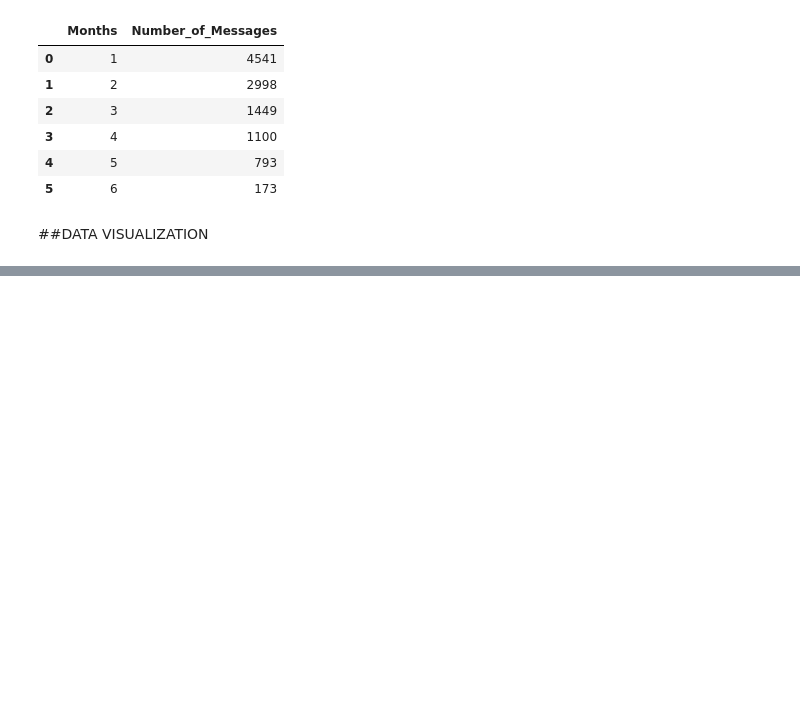
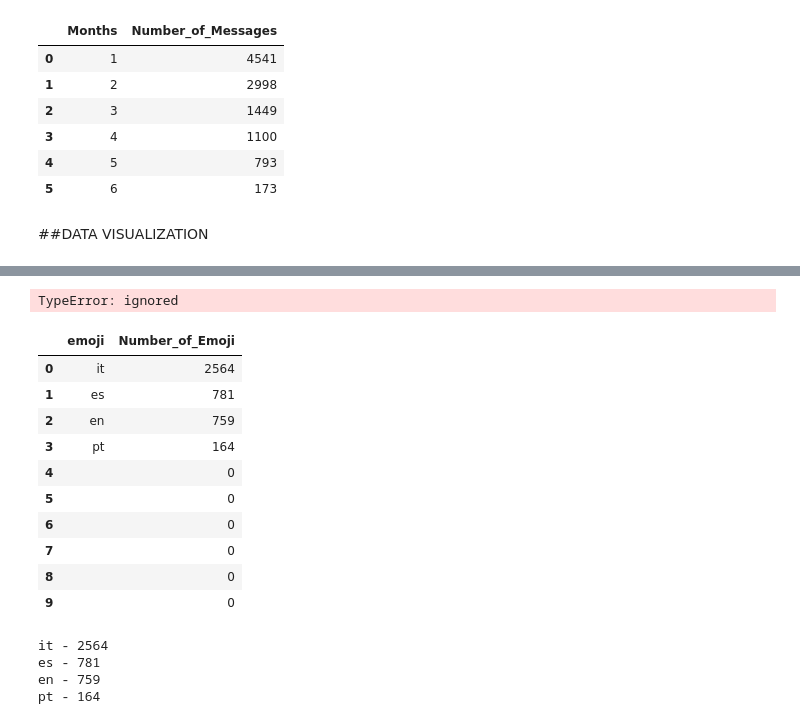
Before and after one commit to MOULIK-RAZDAN/WHATSAPP-CHATS-STATS, a Jupyter notebook: Whatsapp_(EDA).ipynb, the cells around one changed output, grey strips where cells are left out. Drawn from its saved outputs; the diff is of its cells as text; code cells hidden in the pictures; blank space fills up the shorter version.

```diff
--- a/Whatsapp_(EDA).ipynb
+++ b/Whatsapp_(EDA).ipynb
@@ -241,0 +277,44 @@ sns.barplot(x= "Months", y = "Number_of_Messages", data = time_df, palette='mute
+# %%
+emoji_ctr = Counter()
+emojis_list = map(lambda x: ''.join(x.split()), emoji.UNICODE_EMOJI.keys())
+r = re.compile('|'.join(re.escape(p) for p in emojis_list))
+for idx, row in whatsapp_df4.iterrows():
+    emojis_found = r.findall(row["message"])
+    for emoji_found in emojis_found:
+            emoji_ctr[emoji_found] += 1
+# %%
+emojis_df = pd.DataFrame()
+# %%
+emojis_df['emoji'] = [''] * 10
+emojis_df['Number_of_Emoji'] = [0] * 10
+
+i = 0
+for item in emoji_ctr(10):
+    emojis_df.emoji[i] = item[0]
+    emojis_df.Number_of_Emoji[i] = int(item[1])
+
+    i += 1
+# %% [output]
+TypeError: ignored
+# %%
+emojis_df
+# %% [output]
+|  | emoji | Number_of_Emoji |
+| 0 | it | 2564 |
+| 1 | es | 781 |
+| 2 | en | 759 |
+| 3 | pt | 164 |
+| 4 |  | 0 |
+| 5 |  | 0 |
+| 6 |  | 0 |
+| 7 |  | 0 |
+| 8 |  | 0 |
+| 9 |  | 0 |
+# %%
+for item in emoji_ctr.most_common(10):
+    print(item[0] + " - " + str(item[1]))
+# %% [output]
+it - 2564
+es - 781
+en - 759
+pt - 164
```
Also changed, not shown: parts of 16 cells of this notebook.
